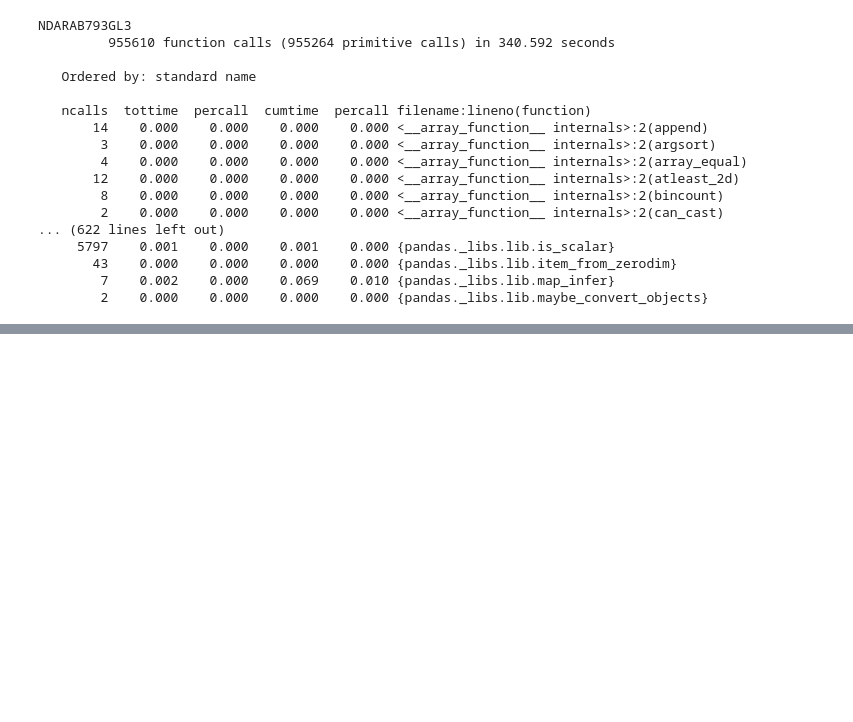
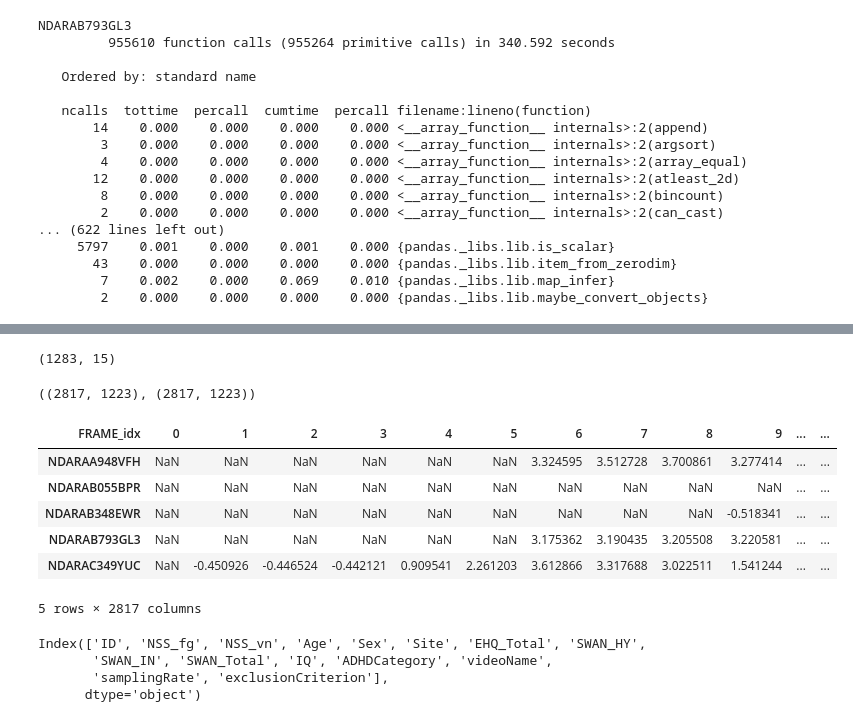
Before and after one commit to gastonbujia/SaliencyADHD, a Jupyter notebook: notebooks/data_check.ipynb, the cells around one changed output, grey strips where cells are left out. Saved outputs shown, nothing was run; the diff lists cells and outputs as text; code cells hidden in the pictures; blank space fills up the shorter version.

Commit message:
test for function to create tables for R for each frame

```diff
--- a/notebooks/data_check.ipynb
+++ b/notebooks/data_check.ipynb
@@ -326,0 +336,18 @@ NDARAB793GL3
+# %%
+VIDEO = 'WK'
+results_path = '../results/'
+file = 'results_nss_diary.csv'
+VIDEO_NAME = 'Diary'
+NFRAMES = 2817
+
+# load videos data
+videos_data = load_video_data()
+
+# read NSS files
+df = pd.read_csv(os.path.join(results_path, VIDEO, file))
+df_means = df.groupby('ID')[['NSS_vn','NSS_fg']].mean()
+
+# compare both NSS files
+df_r = pd.read_csv(os.path.join('R', 'FinalTableH3bWK.csv'),sep=';')
+df_compare = pd.merge(df_r, df_means, on='ID', how='inner')
+df_compare.head()[['ID','NSS_fg_x', 'NSS_fg_y', 'NSS_vn_x', 'NSS_vn_y']]
@@ -326,0 +361,46 @@ NDARAB793GL3
+# %%
+df_r.shape
+# %% [output]
+(1283, 15)
+# %%
+# filter subjects
+ids_data = df_r.ID.unique()
+
+# create timeseries table
+ts_vn = create_timeseries_matrix(df[df.ID.isin(ids_data)].reset_index(),
+                                              metric_val='NSS_vn',
+                                              nframes = NFRAMES)
+
+ts_fg = create_timeseries_matrix(df[df.ID.isin(ids_data)].reset_index(),
+                                              metric_val='NSS_fg',
+                                              nframes = NFRAMES)
+
+# check save path
+results_dir = './results'
+if not os.path.exists(results_dir):
+    os.mkdir(results_dir)
+
+video_results_dir = os.path.join(results_dir, VIDEO)
+if not os.path.exists(video_results_dir):
+    os.mkdir(video_results_dir)
+# %%
+ts_vn.shape, ts_fg.shape
+# %% [output]
+((2817, 1223), (2817, 1223))
+# %%
+ts_vn.T.head()
+# %% [output]
+| FRAME_idx | 0 | 1 | 2 | 3 | 4 | 5 | 6 | 7 | 8 | 9 | ... | ... |
+| NDARAA948VFH | NaN | NaN | NaN | NaN | NaN | NaN | 3.324595 | 3.512728 | 3.700861 | 3.277414 | ... | ... |
+| NDARAB055BPR | NaN | NaN | NaN | NaN | NaN | NaN | NaN | NaN | NaN | NaN | ... | ... |
+| NDARAB348EWR | NaN | NaN | NaN | NaN | NaN | NaN | NaN | NaN | NaN | -0.518341 | ... | ... |
+| NDARAB793GL3 | NaN | NaN | NaN | NaN | NaN | NaN | 3.175362 | 3.190435 | 3.205508 | 3.220581 | ... | ... |
+| NDARAC349YUC | NaN | -0.450926 | -0.446524 | -0.442121 | 0.909541 | 2.261203 | 3.612866 | 3.317688 | 3.022511 | 1.541244 | ... | ... |
+5 rows × 2817 columns
+# %%
+df_r.columns
+# %% [output]
+Index(['ID', 'NSS_fg', 'NSS_vn', 'Age', 'Sex', 'Site', 'EHQ_Total', 'SWAN_HY',
+       'SWAN_IN', 'SWAN_Total', 'IQ', 'ADHDCategory', 'videoName',
+       'samplingRate', 'exclusionCriterion'],
+      dtype='object')
```
Also changed, not shown: parts of 5 cells of this notebook.
